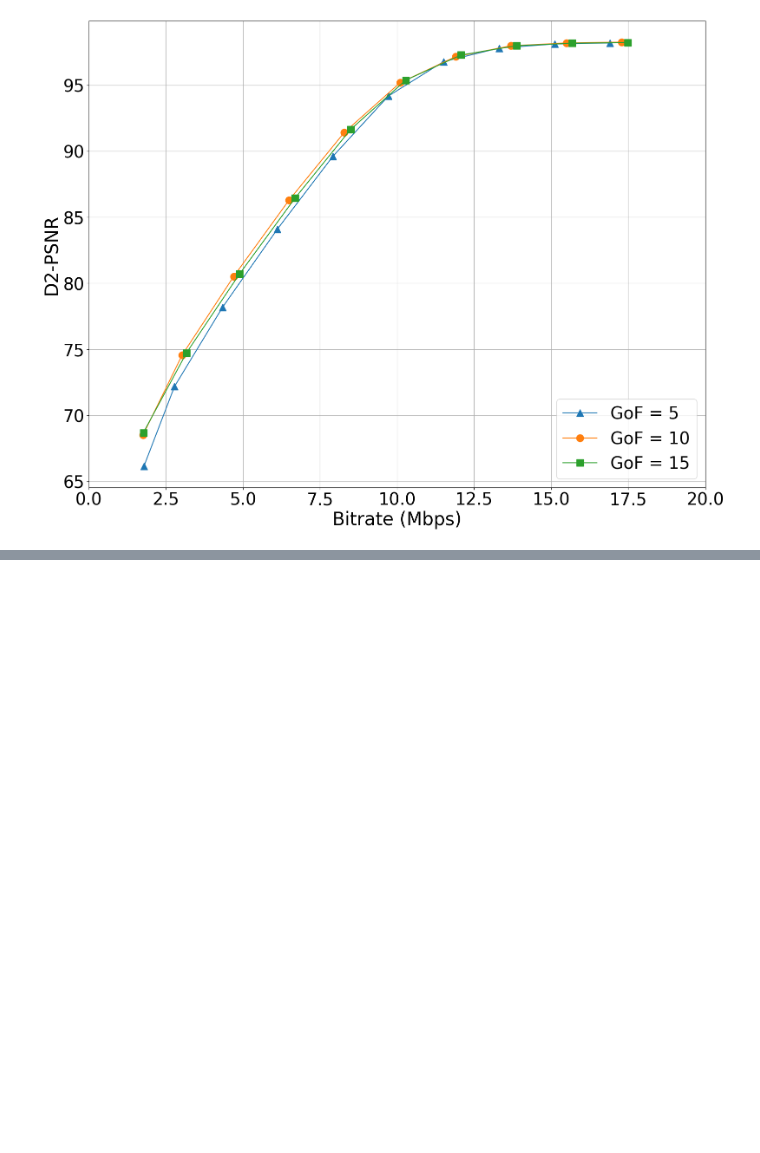
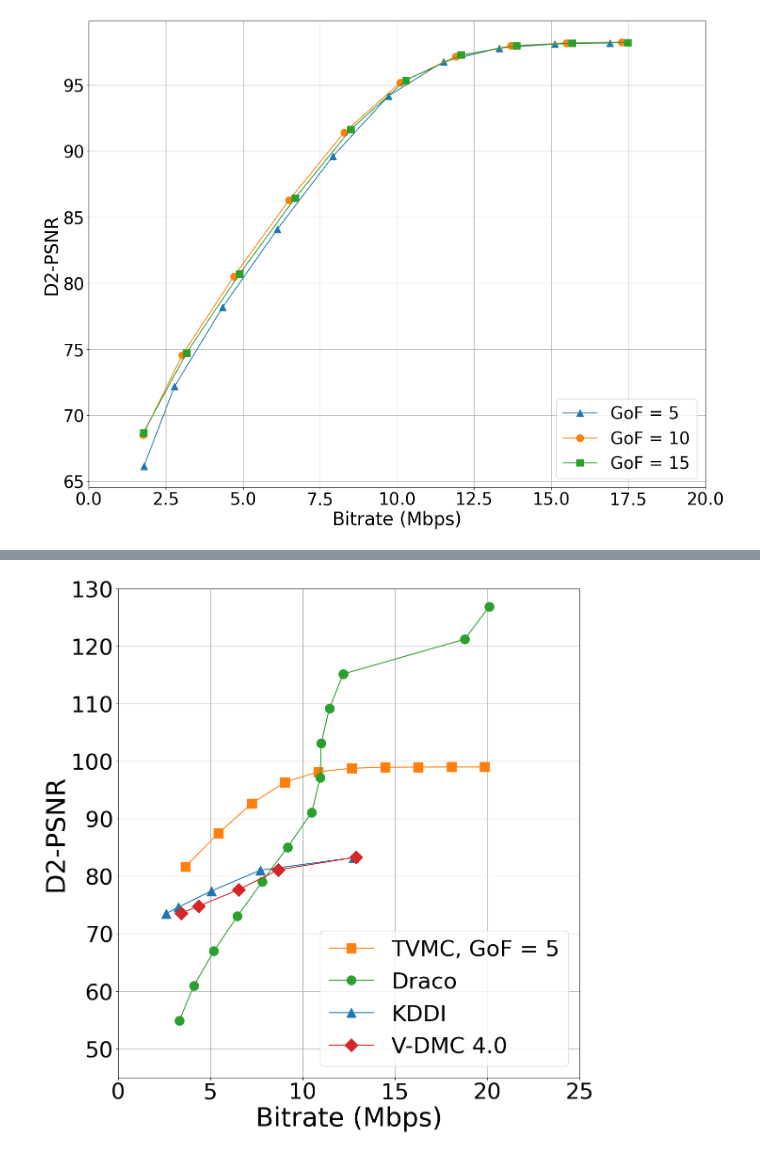
Before and after one commit to frozzzen3/TVMC, a Jupyter notebook: figures.ipynb, the cells around one changed output, grey strips where cells are left out. Saved outputs shown, nothing was run; the diff lists cells and outputs as text; code cells hidden in the pictures; blank space fills up the shorter version.

```diff
--- a/figures.ipynb
+++ b/figures.ipynb
@@ -190,0 +299,39 @@ plt.show()
+# %%
+import matplotlib.pyplot as plt
+
+
+Bitrates = [3.32, 4.11, 5.20, 6.47, 7.81, 9.19, 10.50, 10.95, 11.01, 11.45, 12.20, 18.77, 20.11]
+D2_PSNR = [54.85, 60.94, 66.99, 73.02, 79.03, 85.05, 91.08, 97.14, 103.11, 109.13, 115.14, 121.18, 126.84]
+
+
+ours_Bitrates = [3.66, 5.44, 7.25, 9.05, 10.86, 12.66, 14.46, 16.26, 18.06, 19.86]
+ours_D2_PSNR = [81.67, 87.46, 92.63, 96.34, 98.15, 98.76, 98.93, 98.97, 98.98, 98.98]
+
+KDDI_Bitrates = [2.61, 3.28, 5.05, 7.72, 12.77]
+KDDI_D2_PSNR = [73.50, 74.62, 77.41, 81.04, 83.22]
+
+VDMC_Bitrates = [3.43, 4.37, 6.54, 8.68, 12.88]
+VDMC_D2_PSNR = [73.57, 74.79, 77.66, 81.10, 83.29]
+
+
+# Plotting
+plt.figure(figsize=(12, 12))
+plt.plot(ours_Bitrates, ours_D2_PSNR, marker='s', label='TVMC, GoF = 5', markersize=14, color = 'C1')
+plt.plot(Bitrates, D2_PSNR, marker='o', label='Draco', markersize=14, color = 'C2')
+plt.plot(KDDI_Bitrates, KDDI_D2_PSNR, marker='^', label='KDDI', markersize=14, color = 'C0')
+plt.plot(VDMC_Bitrates, VDMC_D2_PSNR, marker='D', label='V-DMC 4.0', markersize=14, color = 'C3')
+#plt.title('Mitch - fps: 30')
+plt.xlabel('Bitrate (Mbps)', fontsize=40)
+plt.ylabel('D2-PSNR', fontsize=40)
+plt.grid(True)
+plt.legend(fontsize=34, loc = 'lower right')  # Show legend with labels
+plt.xlim(0, 25)
+plt.ylim(45, 130)
+plt.xticks(fontsize=34)
+plt.yticks(fontsize=34)
+plt.tight_layout()
+plt.savefig(r"G:\PycharmProjects\Mesh_Editing\Results/comparison_methods_Mitch.png", dpi=300, bbox_inches='tight')
+# Display the plot
+plt.show()
+# %% [output]
+[figure, added]
```
Also changed, not shown: parts of 8 cells of this notebook, 10 other files.
